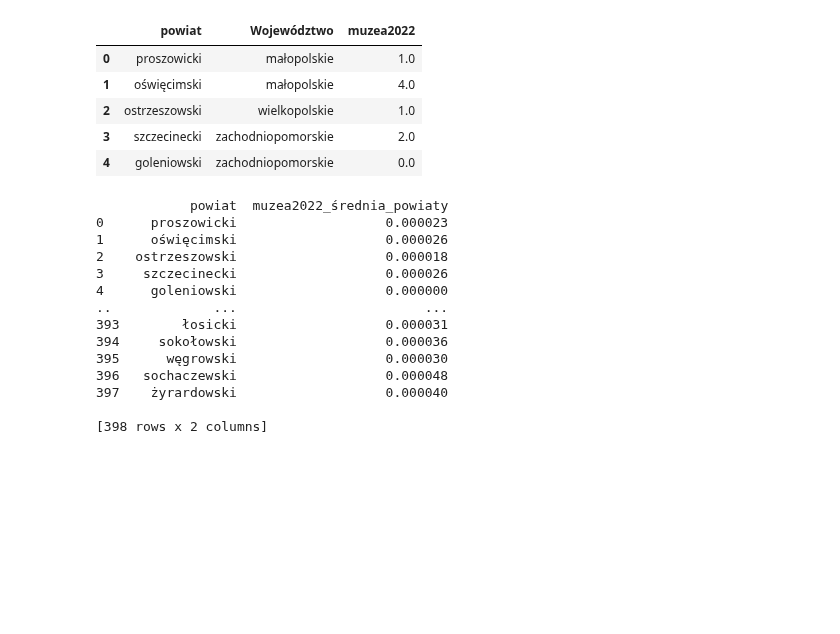
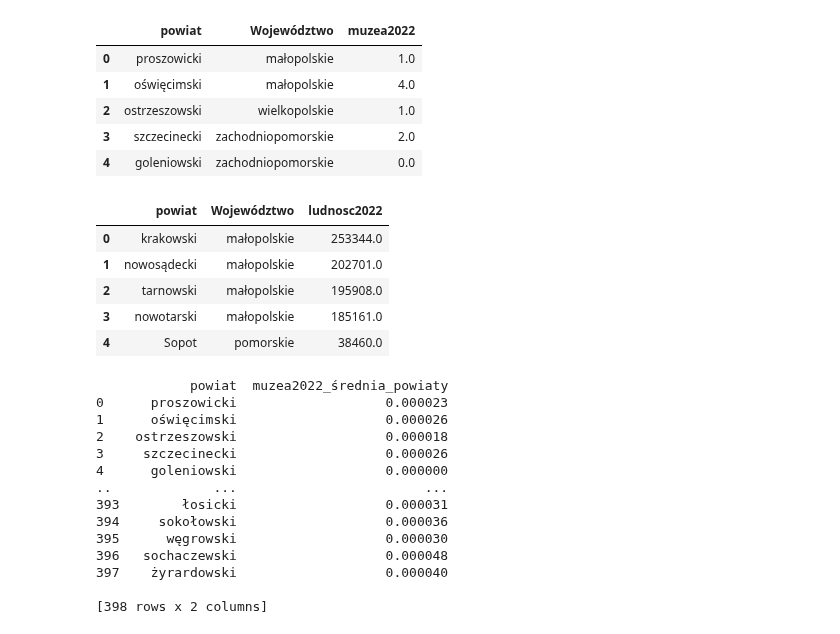
Before and after one commit to Psylo1226/Spatial-econometrics, a Jupyter notebook: Projekt_5/Projekt_5.ipynb, the cells around one changed output. Drawn from its saved outputs; the diff is of its cells as text; code cells hidden in the pictures; blank space fills up the shorter version.

```diff
--- a/Projekt_5/Projekt_5.ipynb
+++ b/Projekt_5/Projekt_5.ipynb
@@ -100,6 +41,15 @@ muzea2022.head()
 | 2 | ostrzeszowski | wielkopolskie | 1.0 |
 | 3 | szczecinecki | zachodniopomorskie | 2.0 |
 | 4 | goleniowski | zachodniopomorskie | 0.0 |
+# %%
+ludnosc2022.head()
+# %% [output]
+|  | powiat | Województwo | ludnosc2022 |
+| 0 | krakowski | małopolskie | 253344.0 |
+| 1 | nowosądecki | małopolskie | 202701.0 |
+| 2 | tarnowski | małopolskie | 195908.0 |
+| 3 | nowotarski | małopolskie | 185161.0 |
+| 4 | Sopot | pomorskie | 38460.0 |
 # %%
 muzea2022['powiat'] = muzea2022['powiat'].str.strip()
 ludnosc2022['powiat'] = ludnosc2022['powiat'].str.strip()
```
Also changed, not shown: parts of 18 cells of this notebook.
